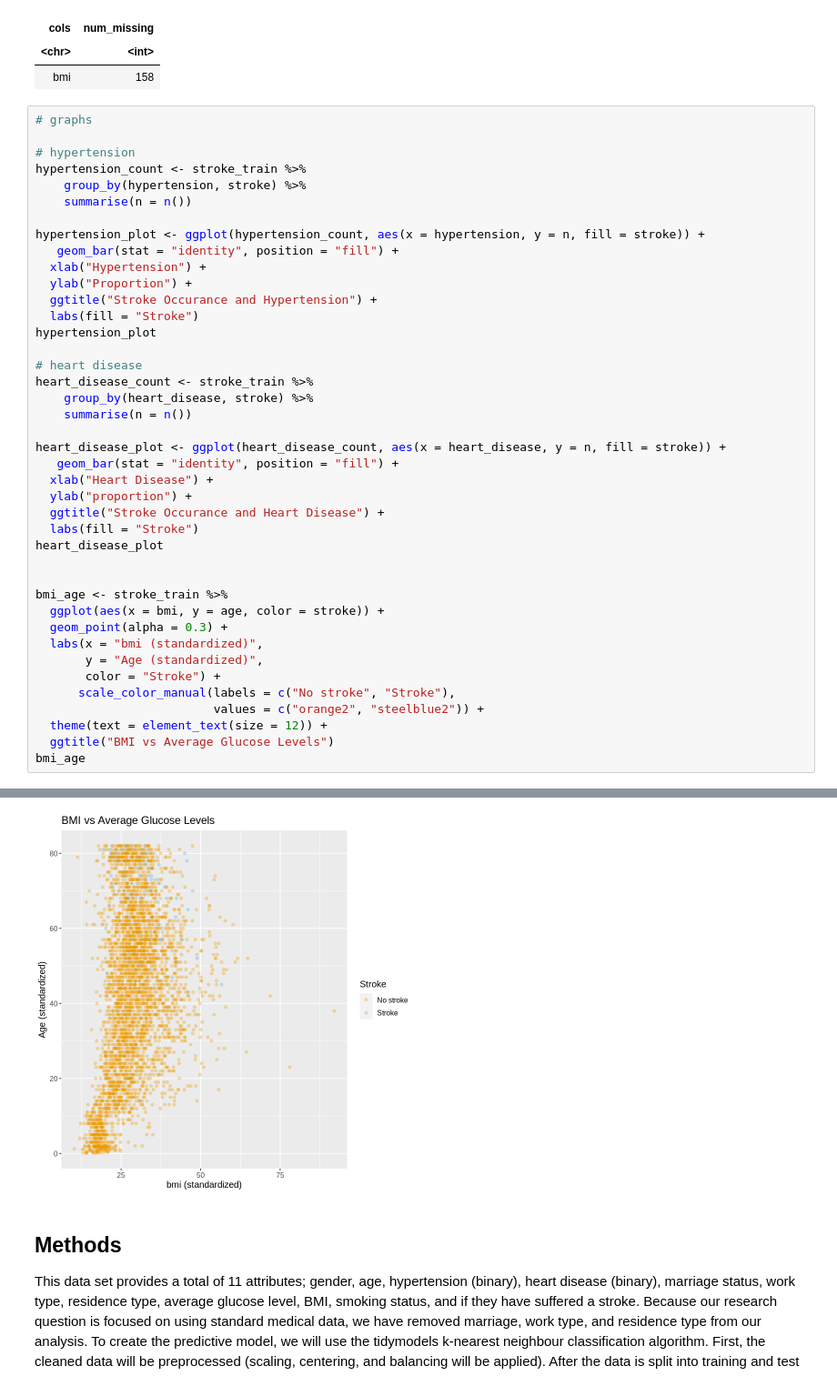
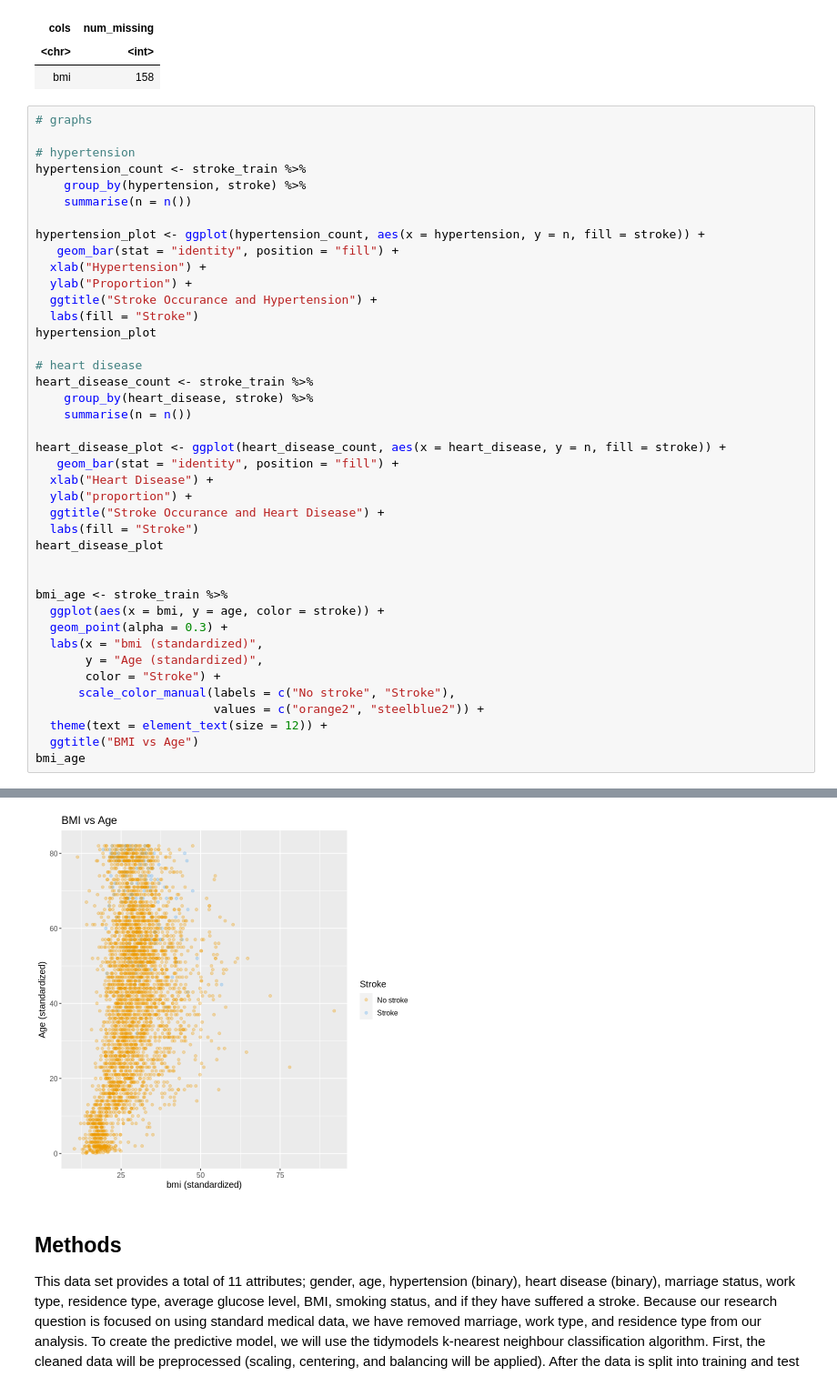
Before and after one commit to Gaelhpalmer/dsci-100-project, a Jupyter notebook: project_proposal.ipynb, the cells around one changed output, grey strips where cells are left out. Shown: that part at 91% size. Cells and saved outputs as stored; diff of their text form.

Commit message:
Fix age bmi graph title

```diff
--- a/project_proposal.ipynb
+++ b/project_proposal.ipynb
@@ -212,35 +230,35 @@ heart_disease_count <- stroke_train %>%
     group_by(heart_disease, stroke) %>%
     summarise(n = n())
 
 heart_disease_plot <- ggplot(heart_disease_count, aes(x = heart_disease, y = n, fill = stroke)) +
    geom_bar(stat = "identity", position = "fill") +
   xlab("Heart Disease") +
   ylab("proportion") +
   ggtitle("Stroke Occurance and Heart Disease") +
   labs(fill = "Stroke")
 heart_disease_plot
 
 
 bmi_age <- stroke_train %>%
   ggplot(aes(x = bmi, y = age, color = stroke)) +
   geom_point(alpha = 0.3) +
   labs(x = "bmi (standardized)",
        y = "Age (standardized)",
        color = "Stroke") +
       scale_color_manual(labels = c("No stroke", "Stroke"),
                          values = c("orange2", "steelblue2")) +
   theme(text = element_text(size = 12)) +
-  ggtitle("BMI vs Average Glucose Levels")
+  ggtitle("BMI vs Age")
 bmi_age
 # %% [output]
 `summarise()` regrouping output by 'hypertension' (override with `.groups` argument)
 
 `summarise()` regrouping output by 'heart_disease' (override with `.groups` argument)
 [figure]
 Warning message:
 “Removed 158 rows containing missing values (geom_point).”
 [figure]
-[figure, old version]
+[figure, new version]
 # %% [markdown]
 ## Methods ##
 This data set provides a total of 11 attributes; gender, age, hypertension (binary), heart disease (binary), marriage status, work type, residence type, average glucose level, BMI, smoking status, and if they have suffered a stroke. Because our research question is focused on using standard medical data, we have removed marriage, work type, and residence type from our analysis.
```
Also changed, not shown: parts of 1 cell of this notebook.
